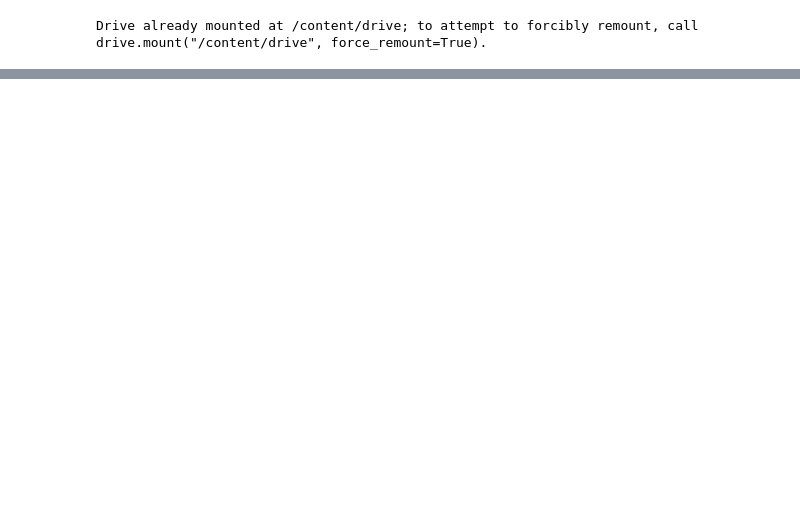
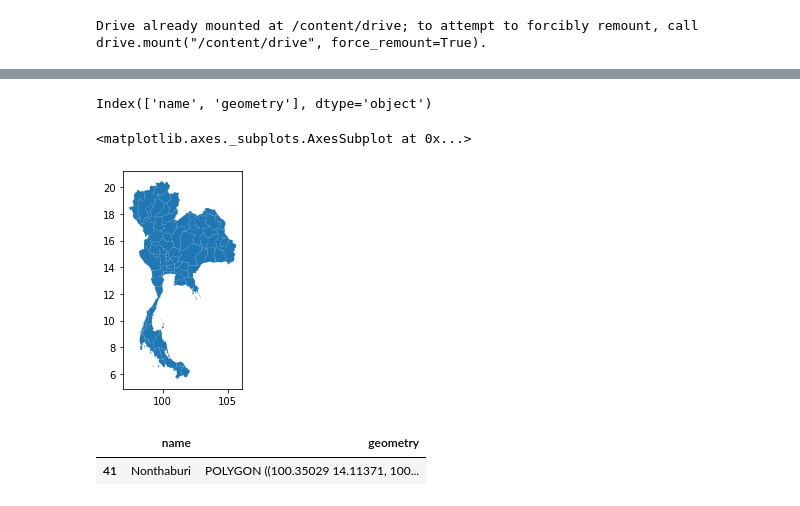
Before and after one commit to PatchareepornT/Basicprg_DataViz65, a Jupyter notebook: ProjectBPDV65.ipynb, the cells around one changed output, grey strips where cells are left out. Saved outputs shown, nothing was run; the diff lists cells and outputs as text; code cells hidden in the pictures; blank space fills up the shorter version.

```diff
--- a/ProjectBPDV65.ipynb
+++ b/ProjectBPDV65.ipynb
@@ -319,0 +1170,14 @@ dtype: bool
+# %%
+th_geojson.columns
+# %% [output]
+Index(['name', 'geometry'], dtype='object')
+# %%
+th_geojson.plot()
+# %% [output]
+<matplotlib.axes._subplots.AxesSubplot at 0x...>
+[figure, added]
+# %%
+th_geojson[th_geojson['name']=='Nonthaburi']
+# %% [output]
+|  | name | geometry |
+| 41 | Nonthaburi | POLYGON ((100.35029 14.11371, 100... |
```
Also changed, not shown: parts of 165 cells of this notebook.
